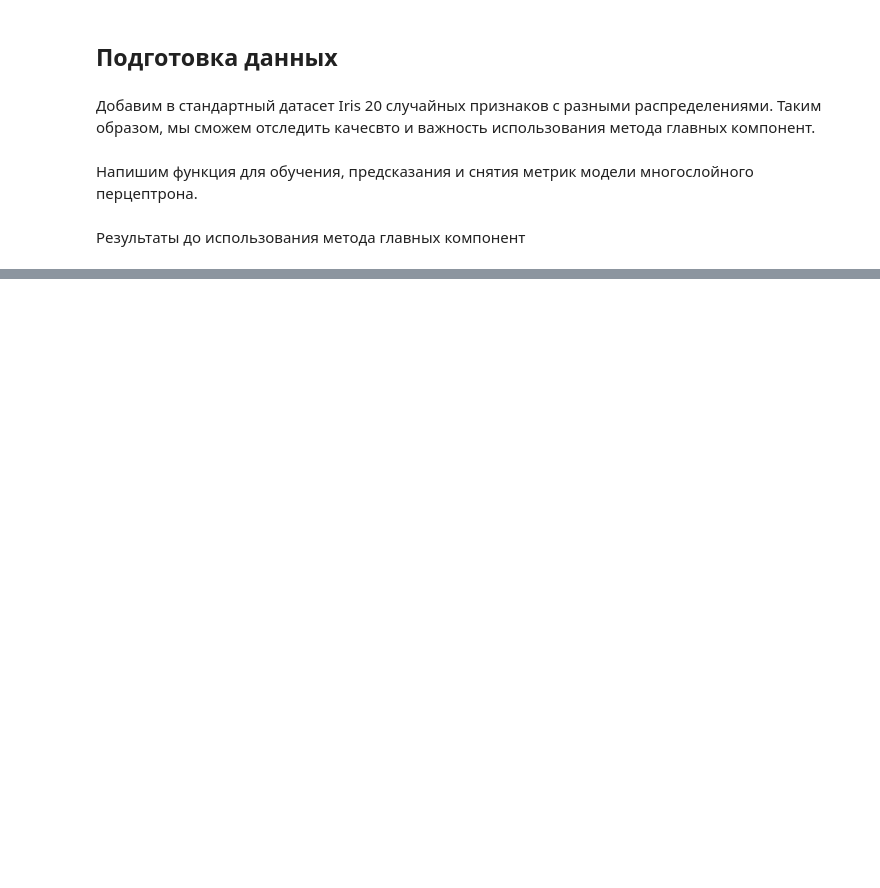
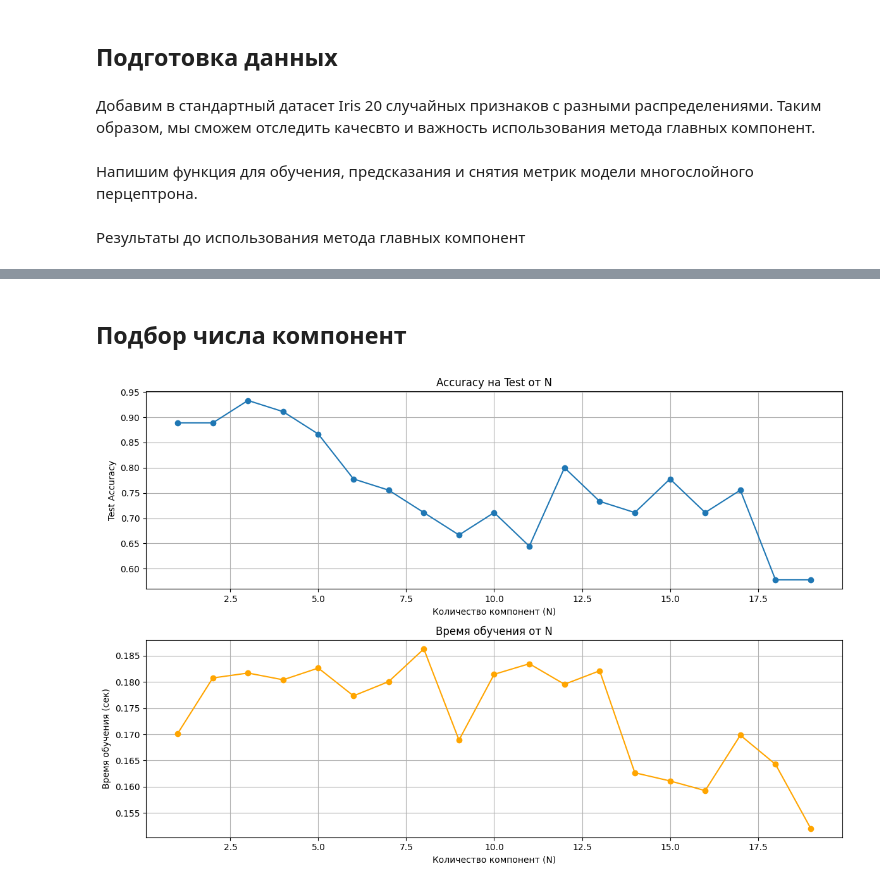
Before and after one commit to slikyumsh/MOMO, a Jupyter notebook: Lab1/report.ipynb, the cells around one changed output, grey strips where cells are left out. Saved outputs shown, nothing was run; the diff lists cells and outputs as text; code cells hidden in the pictures; blank space fills up the shorter version.

```diff
--- a/Lab1/report.ipynb
+++ b/Lab1/report.ipynb
@@ -102,0 +126,43 @@ explained_variance_df
+# %% [markdown]
+## Подбор числа компонент
+# %%
+import matplotlib.pyplot as plt
+import numpy as np
+import time
+
+N_values = range(1, 20)
+test_accuracies = []
+training_times = []
+
+for N in N_values:
+    pca = PCA(X_train)
+    start_time = time.time()  # Измерение времени обучения
+    X_train_pca, eigenvalues, eigenvectors = pca.pca_qr(n_components=N)
+    training_time = time.time() - start_time
+
+    X_test_pca = (X_test @ eigenvectors[:, :N])
+    pca_metrics = evaluate_model(X_train_pca, X_test_pca, y_train, y_test)
+
+    test_accuracies.append(pca_metrics['Test Accuracy'])
+    training_times.append(training_time)
+
+plt.figure(figsize=(12, 8))
+
+plt.subplot(2, 1, 1)
+plt.plot(N_values, test_accuracies, marker='o')
+plt.title('Accuracy на Test от N')
+plt.xlabel('Количество компонент (N)')
+plt.ylabel('Test Accuracy')
+plt.grid(True)
+
+plt.subplot(2, 1, 2)
+plt.plot(N_values, training_times, marker='o', color='orange')
+plt.title('Время обучения от N')
+plt.xlabel('Количество компонент (N)')
+plt.ylabel('Время обучения (сек)')
+plt.grid(True)
+
+plt.tight_layout()
+plt.show()
+# %% [output]
+[figure, added]
```
Also changed, not shown: parts of 12 cells of this notebook, 1 other file.
